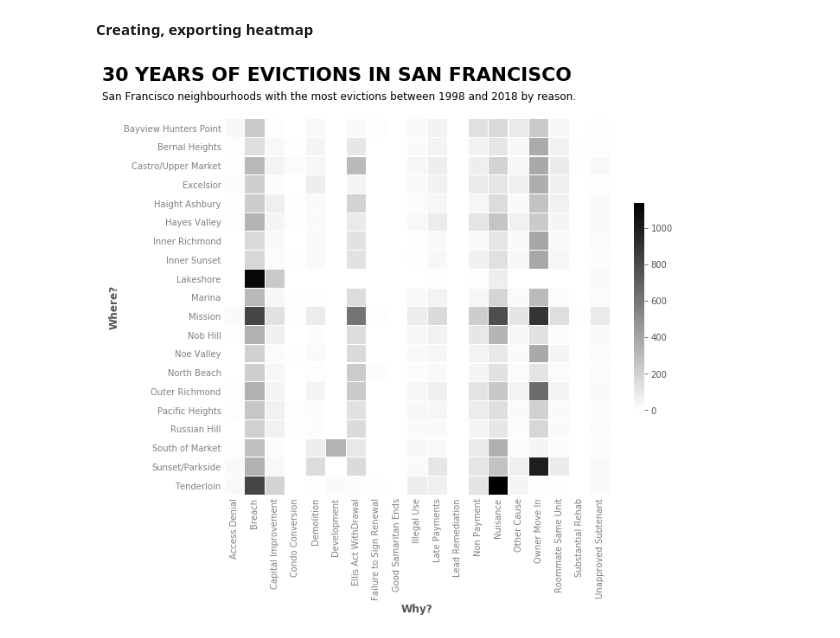
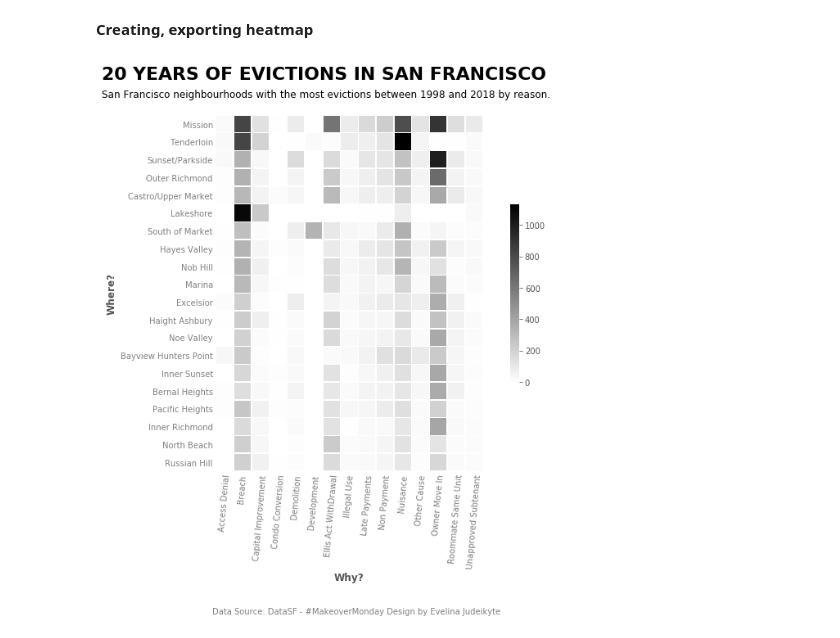
Before and after one commit to EvelinaJ/makeover_monday, a Jupyter notebook: MM2019w39 - Evictions in San Francisco.ipynb, the cells around one changed output. Saved outputs shown, nothing was run; the diff lists cells and outputs as text; code cells hidden in the pictures.

```diff
--- a/MM2019w39 - Evictions in San Francisco.ipynb
+++ b/MM2019w39 - Evictions in San Francisco.ipynb
@@ -137,0 +156,3 @@ df_top.sample(5)
+# %%
+df_top = df_top[df_top['neighbourhood'].isin(top_20_neighbourhoods)]
+df_top.head()
@@ -140,2 +168,2 @@ df_top.sample(5)
 # %%
-df_heatmap = pd.pivot_table(df_top, values='evictions', index=['neighbourhood'], columns='cause')
+df_heatmap = pd.pivot_table(df_top, values='evictions', index='neighbourhood', columns='cause')
@@ -152,21 +170,30 @@ df_heatmap.head()
+# %%
+df_heatmap['total'] = df_heatmap['Access Denial'] + df_heatmap['Breach'] + df_heatmap['Capital Improvement'] + df_heatmap['Condo Conversion'] \
+       + df_heatmap['Demolition'] + df_heatmap['Development'] + df_heatmap['Ellis Act WithDrawal'] + df_heatmap['Illegal Use'] + \
+       df_heatmap['Late Payments'] + df_heatmap['Non Payment'] + df_heatmap['Nuisance'] + df_heatmap['Other Cause'] + df_heatmap['Owner Move In']\
+       + df_heatmap['Roommate Same Unit'] + df_heatmap['Unapproved Subtenant']
+# %%
+df_heatmap.sort_values(by='total', ascending=False, inplace=True)
+df_heatmap.drop(['total'], axis=1, inplace=True)
 # %% [markdown]
 **Creating, exporting heatmap**
 # %%
 plt.style.use('ggplot')
+fig = plt.figure(figsize=(12, 8))
 
-fig = plt.figure(figsize=(10, 8))
+hm = sns.heatmap(df_heatmap, cmap='gist_gray_r', linewidths=.5, linecolor='white', square=True, cbar_kws={'shrink': 0.5})
 
-hm = sns.heatmap(df_heatmap, cmap="gist_gray_r", linewidths=.2, linecolor='white', cbar_kws={'shrink':0.55})
+hm.tick_params(direction='out', length=0, width=2, colors='gray', grid_color='gray')
 
-hm.tick_params(direction='out', length=0, width=2, colors='gray', grid_color='darkgray')
+plt.text(-6.4, -2, "20 YEARS OF EVICTIONS IN SAN FRANCISCO", fontdict={'weight' : 'semibold', 'size' : 22} )
+plt.text(-6.4, -1, "San Francisco neighbourhoods with the most evictions between 1998 and 2018 by reason.", fontdict={'size' : 12} )
+plt.text(-0.2, 28, "Data Source: DataSF - #MakeoverMonday Design by Evelina Judeikyte", fontdict={'size' : 10, 'color': 'gray'} )
 
-plt.text(-6, -2, "30 YEARS OF EVICTIONS IN SAN FRANCISCO", fontdict={'weight' : 'semibold', 'size' : 22} )
-plt.text(-6, -1, "San Francisco neighbourhoods with the most evictions between 1998 and 2018 by reason.", fontdict={'size' : 12} )
-
+plt.xticks(rotation=85)
 plt.xlabel('Why?', fontdict={'weight' : 'semibold', 'size' : 12})
 plt.ylabel('Where?', fontdict={'weight' : 'semibold', 'size' : 12})
 
-plt.savefig('MM2019w39.png', orientation='landscape', bbox_inches='tight')
+plt.savefig('MM2019w39.png', orientation='landscape', optimize=True, bbox_inches='tight')
 plt.show()
 # %% [output]
-[figure, old version]
+[figure, new version]
```
Also changed, not shown: parts of 12 cells of this notebook.
